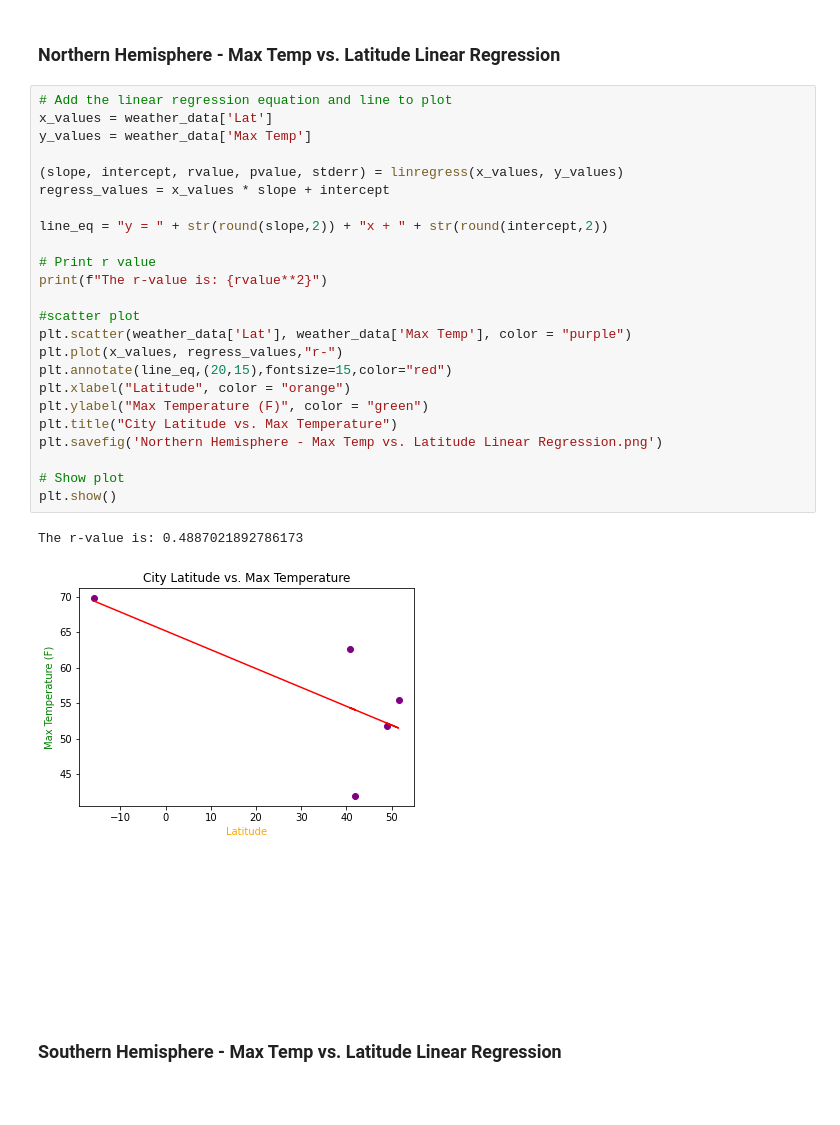
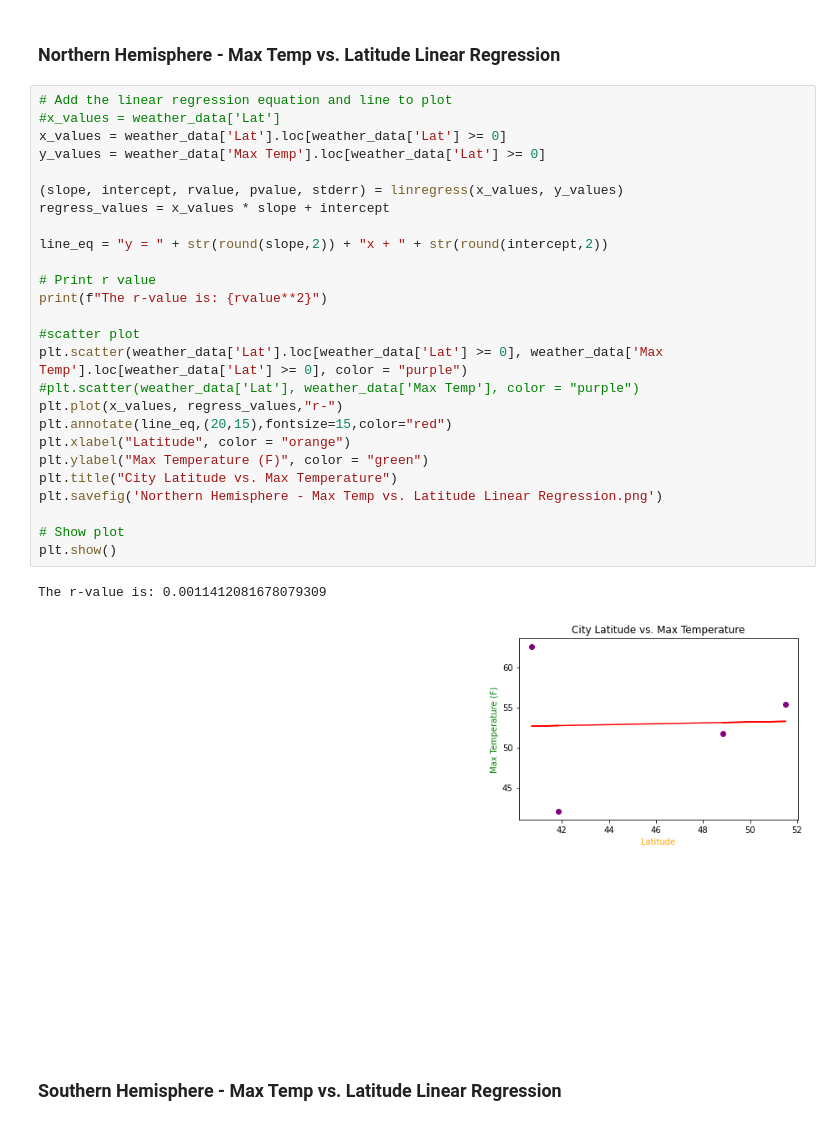
Before and after one commit to WilliamRoll/Python-API-Challenge, a Jupyter notebook: WeatherPy/WeatherPy.ipynb, the cells around one changed output. Saved outputs shown, nothing was run; the diff lists cells and outputs as text; blank space fills up the shorter version.

Commit message:
WeatherPy: Northern vs southern hemi added to script

```diff
--- a/WeatherPy/WeatherPy.ipynb
+++ b/WeatherPy/WeatherPy.ipynb
@@ -216,31 +216,33 @@ y = -0.27x +65.18
 ###  Northern Hemisphere - Max Temp vs. Latitude Linear Regression
 # %%
 # Add the linear regression equation and line to plot
-x_values = weather_data['Lat']
-y_values = weather_data['Max Temp']
+#x_values = weather_data['Lat']
+x_values = weather_data['Lat'].loc[weather_data['Lat'] >= 0]
+y_values = weather_data['Max Temp'].loc[weather_data['Lat'] >= 0]
 
 (slope, intercept, rvalue, pvalue, stderr) = linregress(x_values, y_values)
 regress_values = x_values * slope + intercept
 
 line_eq = "y = " + str(round(slope,2)) + "x + " + str(round(intercept,2))
 
 # Print r value
 print(f"The r-value is: {rvalue**2}")
 
 #scatter plot
-plt.scatter(weather_data['Lat'], weather_data['Max Temp'], color = "purple")
+plt.scatter(weather_data['Lat'].loc[weather_data['Lat'] >= 0], weather_data['Max Temp'].loc[weather_data['Lat'] >= 0], color = "purple")
+#plt.scatter(weather_data['Lat'], weather_data['Max Temp'], color = "purple")
 plt.plot(x_values, regress_values,"r-")
 plt.annotate(line_eq,(20,15),fontsize=15,color="red")
 plt.xlabel("Latitude", color = "orange")
 plt.ylabel("Max Temperature (F)", color = "green")
 plt.title("City Latitude vs. Max Temperature")
 plt.savefig('Northern Hemisphere - Max Temp vs. Latitude Linear Regression.png')
 
 # Show plot
 plt.show()
 # %% [output]
-The r-value is: 0.4887021892786173
+The r-value is: 0.0011412081678079309
-[figure, old version]
+[figure, new version]
 # %% [markdown]
 ###  Southern Hemisphere - Max Temp vs. Latitude Linear Regression
 # %%
```
Also changed, not shown: 1 other file.
